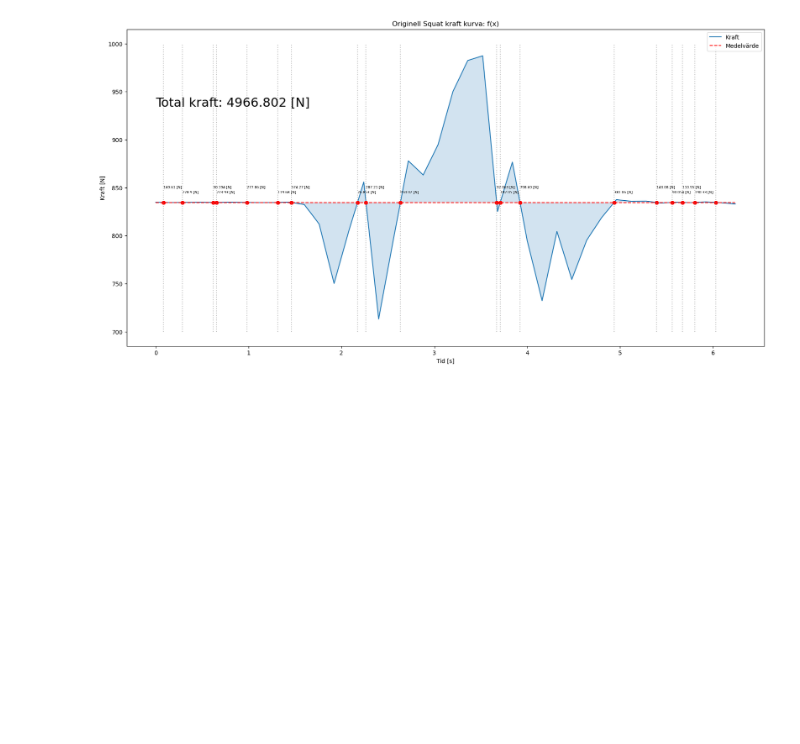
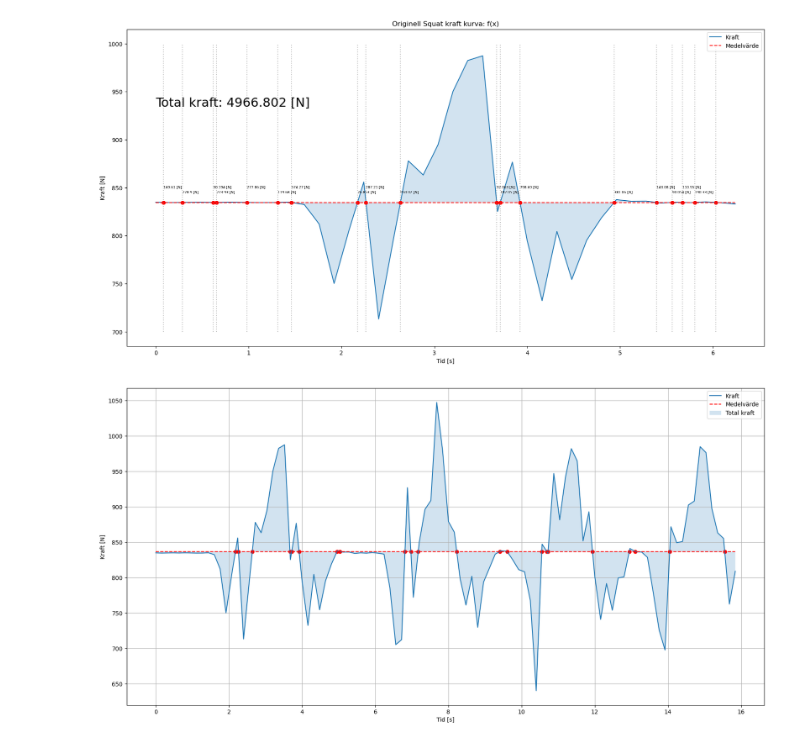
Before and after one commit to Pettson01/Examensarbete-force, a Jupyter notebook: squats.ipynb, the cells around one changed output. Drawn from its saved outputs; the diff is of its cells as text; code cells hidden in the pictures; blank space fills up the shorter version.

```diff
--- a/squats.ipynb
+++ b/squats.ipynb
@@ -203,6 +203,8 @@ False
 # %%
 import numpy as np
 import matplotlib.pyplot as plt
+
+snippetOfGraph = unityDF[0:40]
 
 fig, (ax1) = plt.subplots(1, 1, figsize=(20,10))
 
@@ -323,3 +325,37 @@ ax1.text(0, snippetOfGraph['force'].mean() + 100, f'Total kraft: {sumForce:.7} [
 plt.show()
 # %% [output]
 [figure]
+# %%
+
+snippetOfGraph = unityDF[0:100]
+
+fig, (ax1) = plt.subplots(1, 1, figsize=(20,10))
+
+meanArr = np.full(snippetOfGraph['force'].shape[0], snippetOfGraph['force'].mean())
+
+line_1 = LineString(np.column_stack((snippetOfGraph['force'],snippetOfGraph['time'])))
+line_2 = LineString(np.column_stack((meanArr,snippetOfGraph['time'])))
+
+intersection = line_1.intersection(line_2)
+
+#intersection.geoms
+time = []
+force = []
+for geom in intersection.geoms:
+    time.append(geom.y)
+    force.append(geom.x)
+
+ax1.plot(time, force, 'ro')
+
+
+ax1.plot(snippetOfGraph['time'], snippetOfGraph['force'], label="Kraft")
+ax1.hlines(y=snippetOfGraph['force'].mean(), colors=['red'], linestyles=['dashed'], xmin=snippetOfGraph['time'][0], xmax=snippetOfGraph['time'][snippetOfGraph.shape[0]-1], label="Medelvärde")
+ax1.set_xlabel("Tid [s]")
+ax1.set_ylabel("Kraft [N]")
+ax1.fill_between(snippetOfGraph['time'], snippetOfGraph['force'], snippetOfGraph['force'].mean(), label="Total kraft", alpha=0.2)
+ax1.legend()
+ax1.grid()
+
+plt.show()
+# %% [output]
+[figure, added]
```
Also changed, not shown: parts of 1 cell of this notebook.
